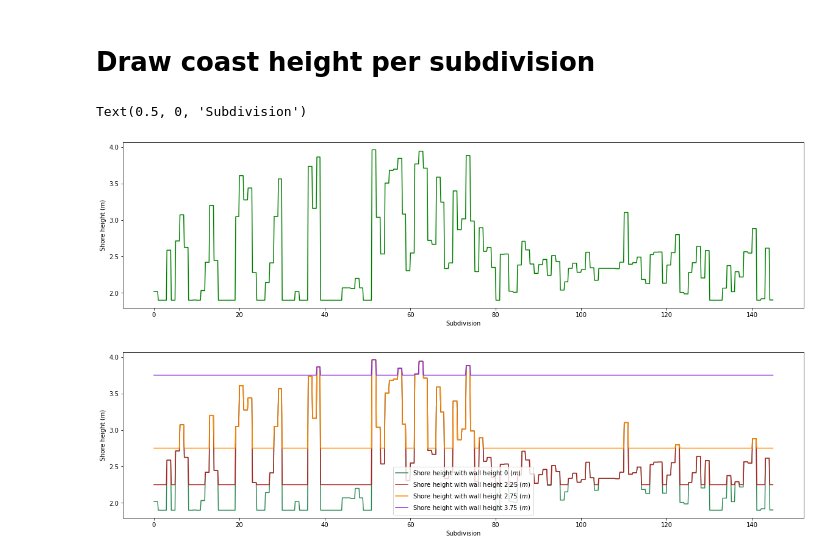
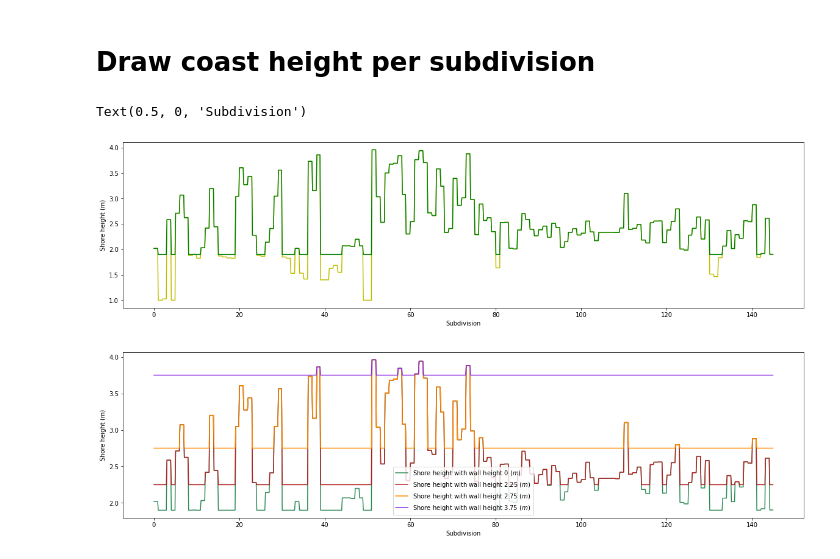
Before and after one commit to ym2540/GISSR_Optimization, a Jupyter notebook: ideal/ideal_test.ipynb, the cells around one changed output. Saved outputs shown, nothing was run; the diff lists cells and outputs as text; code cells hidden in the pictures.

```diff
--- a/ideal/ideal_test.ipynb
+++ b/ideal/ideal_test.ipynb
@@ -416,19 +416,26 @@ plt.plot(ts, h)
 # %%
 def coast_h(x):
     x = np.floor(x)
     return Topo.shore_height[x.astype(int)]
+def coast_h_wall(x):
+    x = np.floor(x)
+    return Topo.shore_height_wall[x.astype(int)]
+
 x = np.linspace(0, Topo.shore_height.size, 1000, endpoint=False)
 h = coast_h(x)
+h_w = coast_h_wall(x)
 
 fig = plt.figure()
+plt.plot(x, h_w, 'y')
 plt.plot(x, h, 'g')
+
 fig.set_size_inches(20,5)
 plt.ylabel(r"Shore height (m)")
 plt.xlabel(r"Subdivision")
-#plt.savefig("Output/coast_height_per_subdiv.png", transparent=True, bbox_inches='tight')
+plt.savefig("Output/coast_height_per_subdiv.png", transparent=True, bbox_inches='tight')
 # %% [output]
 Text(0.5, 0, 'Subdivision')
-[figure, old version]
+[figure, new version]
 # %%
 def coast_h_wall(x, h):
     x = np.floor(x)
```
Also changed, not shown: 21 other files.
